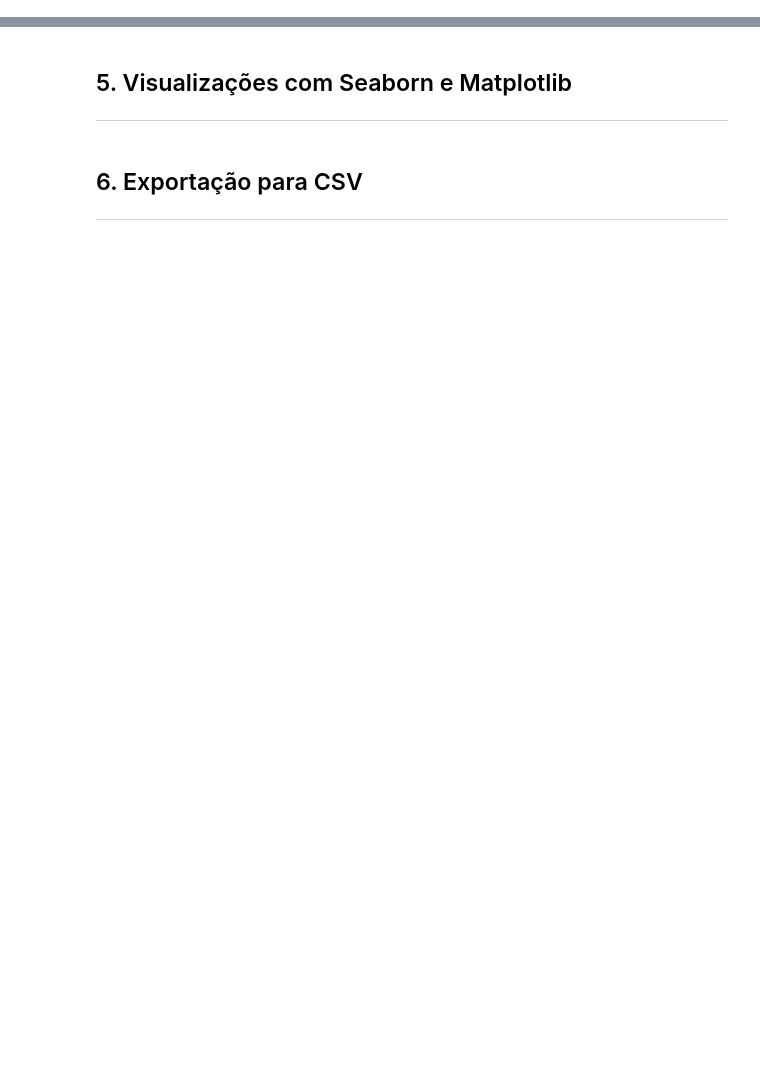
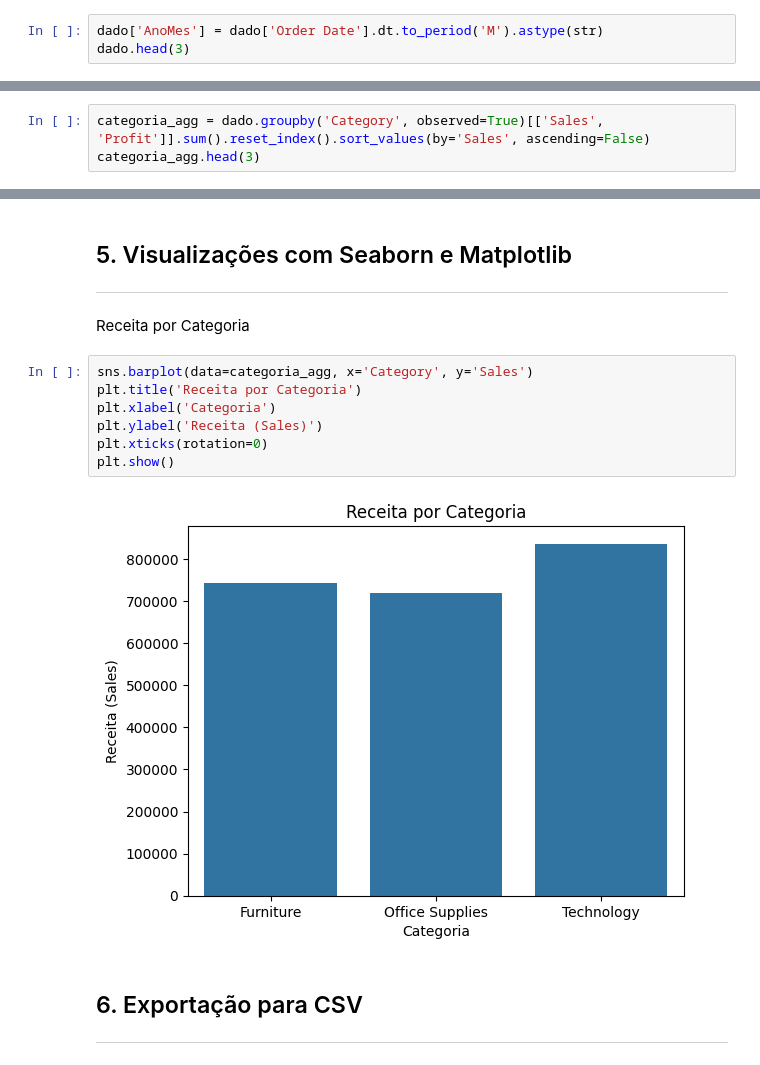
Before and after one commit to danoliveiraed/superstore-analytics, a Jupyter notebook: notebooks/superstore_analysis.ipynb, the cells around one changed output, grey strips where cells are left out. Cells and saved outputs as stored; diff of their text form; blank space fills up the shorter version.

```diff
--- a/notebooks/superstore_analysis.ipynb
+++ b/notebooks/superstore_analysis.ipynb
@@ -171,0 +174,3 @@ dado.head(3)
+# %%
+dado['AnoMes'] = dado['Order Date'].dt.to_period('M').astype(str)
+dado.head(3)
@@ -171,0 +185,3 @@ dado.head(3)
+# %%
+categoria_agg = dado.groupby('Category', observed=True)[['Sales', 'Profit']].sum().reset_index().sort_values(by='Sales', ascending=False)
+categoria_agg.head(3)
@@ -173,6 +215,17 @@ dado.head(3)
 ## 5. Visualizações com Seaborn e Matplotlib
 
 ---
+# %% [markdown]
+Receita por Categoria
+# %%
+sns.barplot(data=categoria_agg, x='Category', y='Sales')
+plt.title('Receita por Categoria')
+plt.xlabel('Categoria')
+plt.ylabel('Receita (Sales)')
+plt.xticks(rotation=0)
+plt.show()
+# %% [output]
+[figure, added]
 # %% [markdown]
 ## 6. Exportação para CSV
 
```
Also changed, not shown: parts of 8 cells of this notebook.
